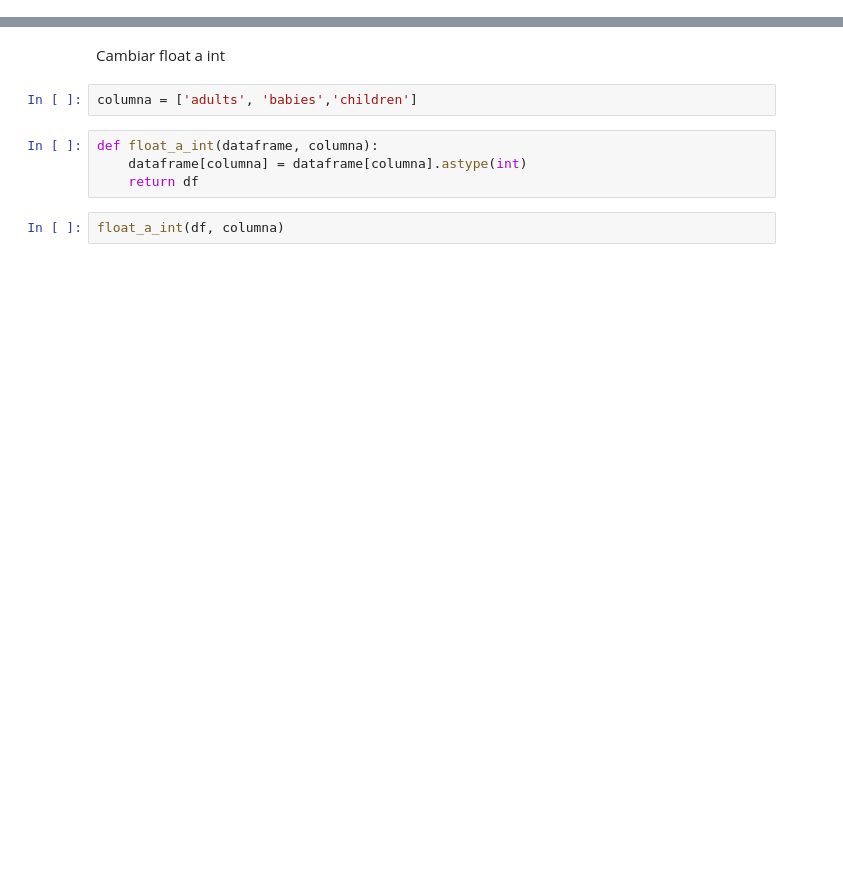
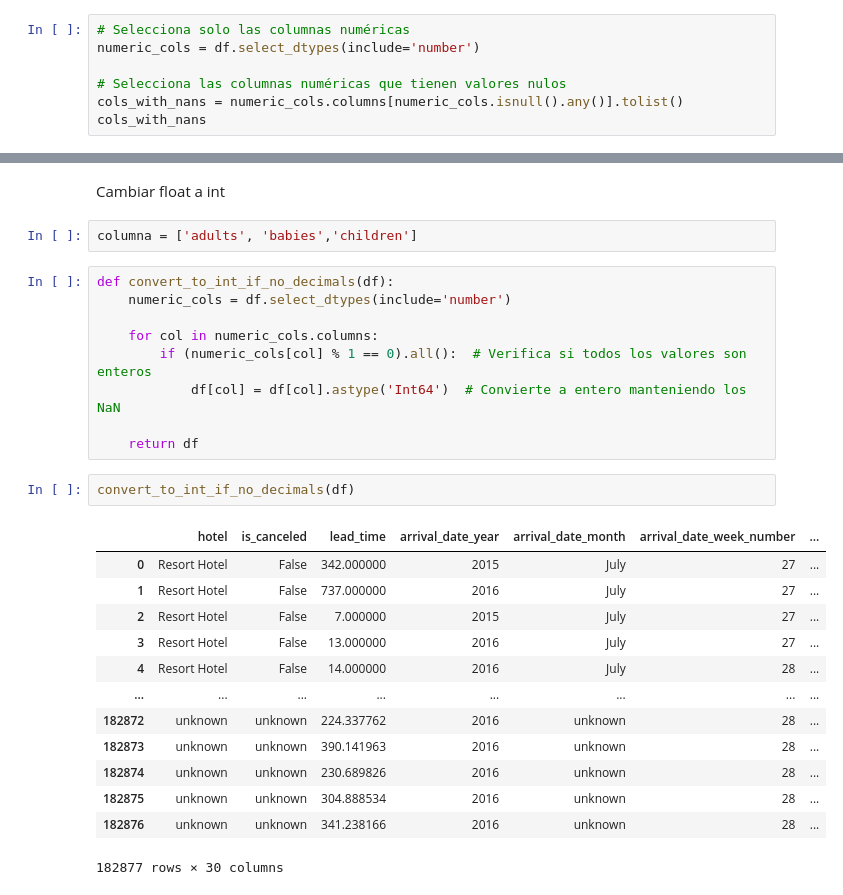
Before and after one commit to ValeFischer/Proyecto_Mod4_DataWizards, a Jupyter notebook: explorar-dataset.ipynb, the cells around one changed output, grey strips where cells are left out. Cells and saved outputs as stored; diff of their text form; blank space fills up the shorter version.

```diff
--- a/explorar-dataset.ipynb
+++ b/explorar-dataset.ipynb
@@ -220,0 +286,7 @@ plt.tight_layout()
+# %%
+# Selecciona solo las columnas numéricas
+numeric_cols = df.select_dtypes(include='number')
+
+# Selecciona las columnas numéricas que tienen valores nulos
+cols_with_nans = numeric_cols.columns[numeric_cols.isnull().any()].tolist()
+cols_with_nans
@@ -222,9 +342,28 @@ plt.tight_layout()
 Cambiar float a int
 # %%
 columna = ['adults', 'babies','children']
-# %%
-def float_a_int(dataframe, columna):
-    dataframe[columna] = dataframe[columna].astype(int)
-    return df
-# %%
-float_a_int(df, columna)
+# %%
+def convert_to_int_if_no_decimals(df):
+    numeric_cols = df.select_dtypes(include='number')
+
+    for col in numeric_cols.columns:
+        if (numeric_cols[col] % 1 == 0).all():  # Verifica si todos los valores son enteros
+            df[col] = df[col].astype('Int64')  # Convierte a entero manteniendo los NaN
+
+    return df
+# %%
+convert_to_int_if_no_decimals(df)
+# %% [output]
+|  | hotel | is_canceled | lead_time | arrival_date_year | arrival_date_month | arrival_date_week_number | ... |
+| 0 | Resort Hotel | False | 342.000000 | 2015 | July | 27 | ... |
+| 1 | Resort Hotel | False | 737.000000 | 2016 | July | 27 | ... |
+| 2 | Resort Hotel | False | 7.000000 | 2015 | July | 27 | ... |
+| 3 | Resort Hotel | False | 13.000000 | 2016 | July | 27 | ... |
+| 4 | Resort Hotel | False | 14.000000 | 2016 | July | 28 | ... |
+| ... | ... | ... | ... | ... | ... | ... | ... |
+| 182872 | unknown | unknown | 224.337762 | 2016 | unknown | 28 | ... |
+| 182873 | unknown | unknown | 390.141963 | 2016 | unknown | 28 | ... |
+| 182874 | unknown | unknown | 230.689826 | 2016 | unknown | 28 | ... |
+| 182875 | unknown | unknown | 304.888534 | 2016 | unknown | 28 | ... |
+| 182876 | unknown | unknown | 341.238166 | 2016 | unknown | 28 | ... |
+182877 rows × 30 columns
```
Also changed, not shown: parts of 13 cells of this notebook.
